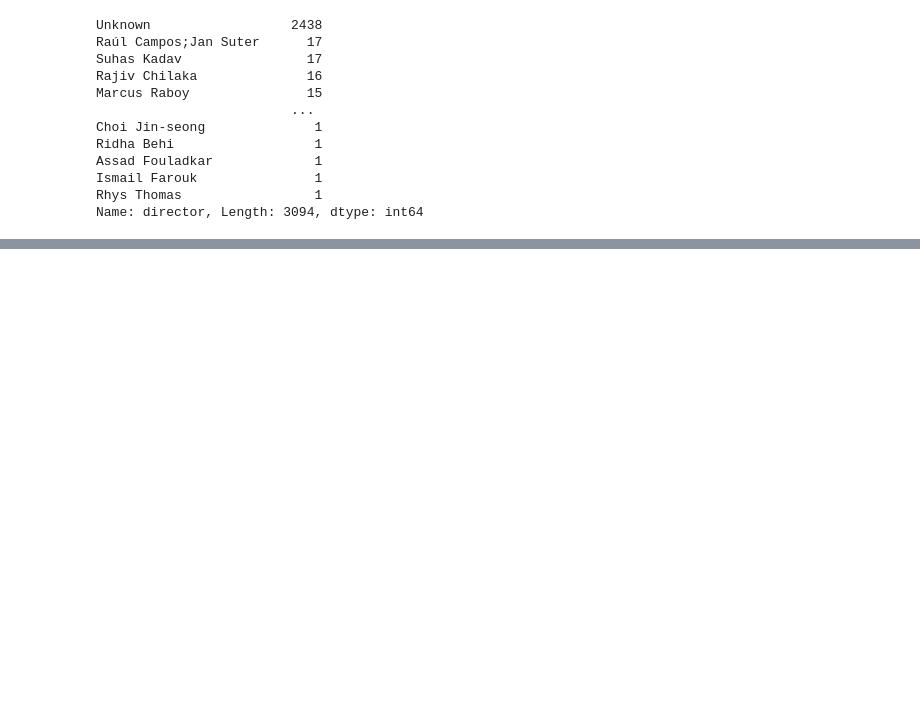
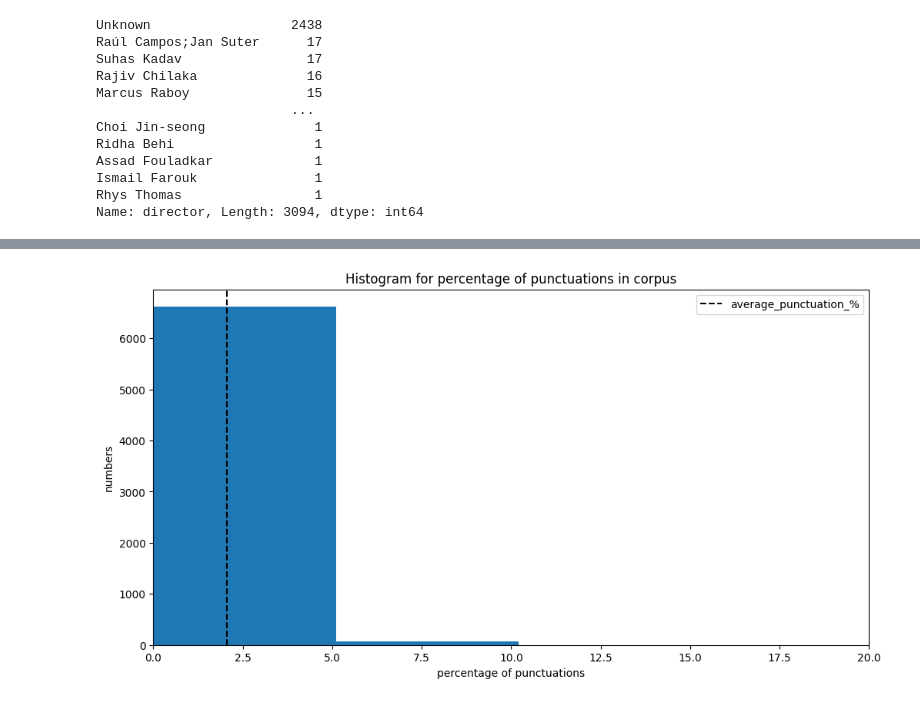
Before and after one commit to AchiniR/DM-group-project, a Jupyter notebook: netflix.ipynb, the cells around one changed output, grey strips where cells are left out. Cells and saved outputs as stored; diff of their text form; code cells hidden in the pictures; blank space fills up the shorter version.

```diff
--- a/netflix.ipynb
+++ b/netflix.ipynb
@@ -332,0 +318,14 @@ datatype : <class 'scipy.sparse._csr.csr_matrix'>
+# %%
+def contraction_process(corpus):
+    '''Function which expands contractions from the corpus
+    Args:
+    corpus (string): corpus to which function is to be applied
+    Returns:
+    corpus with expanded contractions
+    '''
+    corpus = contractions.fix(corpus)
+    return corpus
+
+# Apply the contraction_process function to each examples in description variable
+df_text['contractions_description']=df_text['description'].apply(contraction_process)
+df_text.head()
@@ -332,0 +366,5 @@ datatype : <class 'scipy.sparse._csr.csr_matrix'>
+# %%
+# Extracting punctuations
+punctuations = string.punctuation
+# Displaying the punctuations
+punctuations
@@ -332,0 +373,8 @@ datatype : <class 'scipy.sparse._csr.csr_matrix'>
+# %%
+def punctuation_count(txt):
+    count = sum([1 for c in txt if c in punctuations])
+    return 100*count/len(txt)
+
+# Apply function to contractions_description variable
+df_text['punctuation_%'] = df_text['contractions_description'].apply(lambda x: punctuation_count(x))
+df_text.head()
@@ -332,0 +390,19 @@ datatype : <class 'scipy.sparse._csr.csr_matrix'>
+# %%
+plt.figure(figsize=(12,6))
+bins = np.linspace(0, 250, 50)
+
+# Plot histogram
+plt.hist(df_text['punctuation_%'], bins)
+plt.axvline(df_text['punctuation_%'].mean(), color='black', linestyle='dashed', label='average_punctuation_%')
+
+# Labeling to plot
+plt.title('Histogram for percentage of punctuations in corpus')
+plt.xlabel('percentage of punctuations')
+plt.ylabel('numbers')
+plt.legend(loc='best')
+plt.xlim(0,20)
+
+# Display plot
+plt.show()
+# %% [output]
+[figure, added]
```
Also changed, not shown: parts of 41 cells of this notebook.
